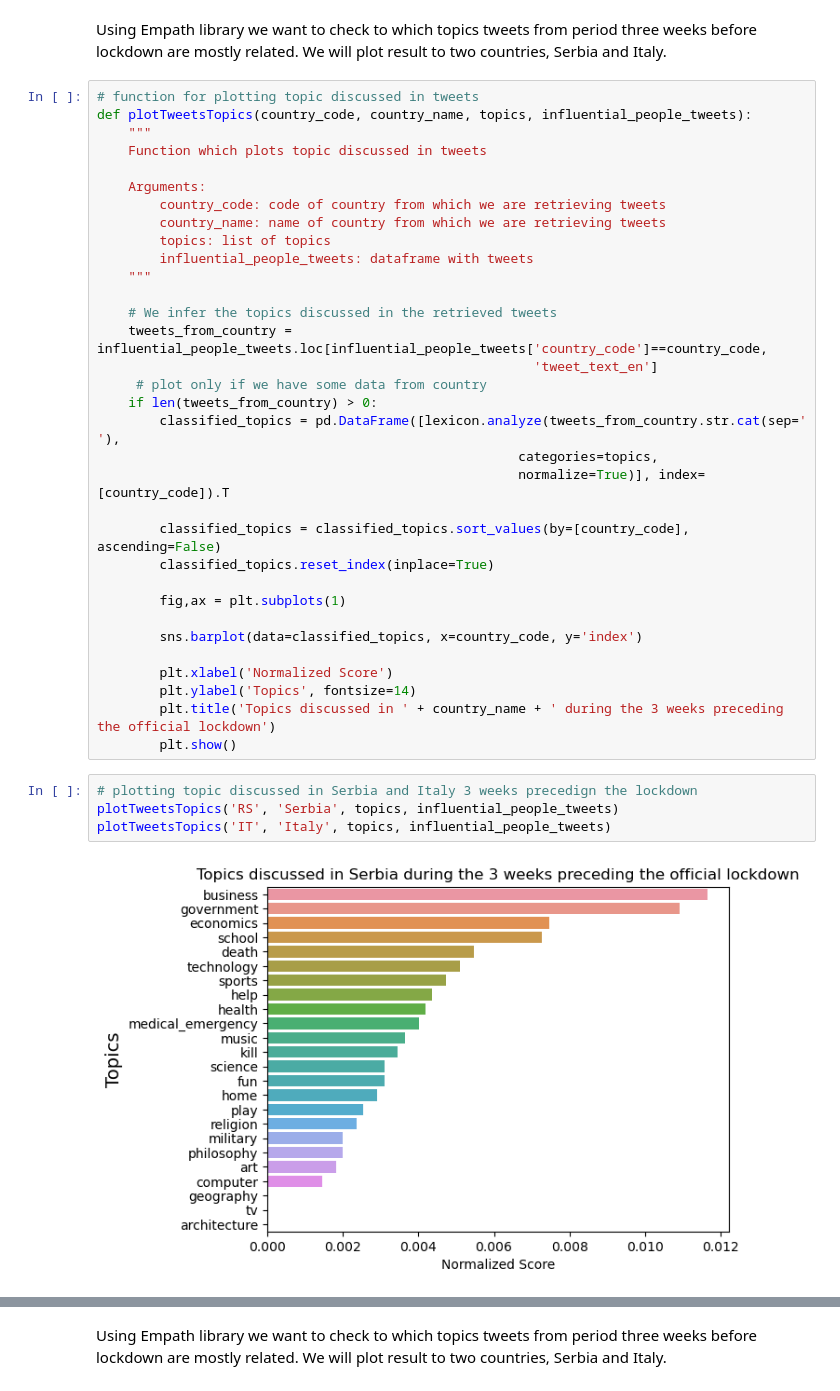
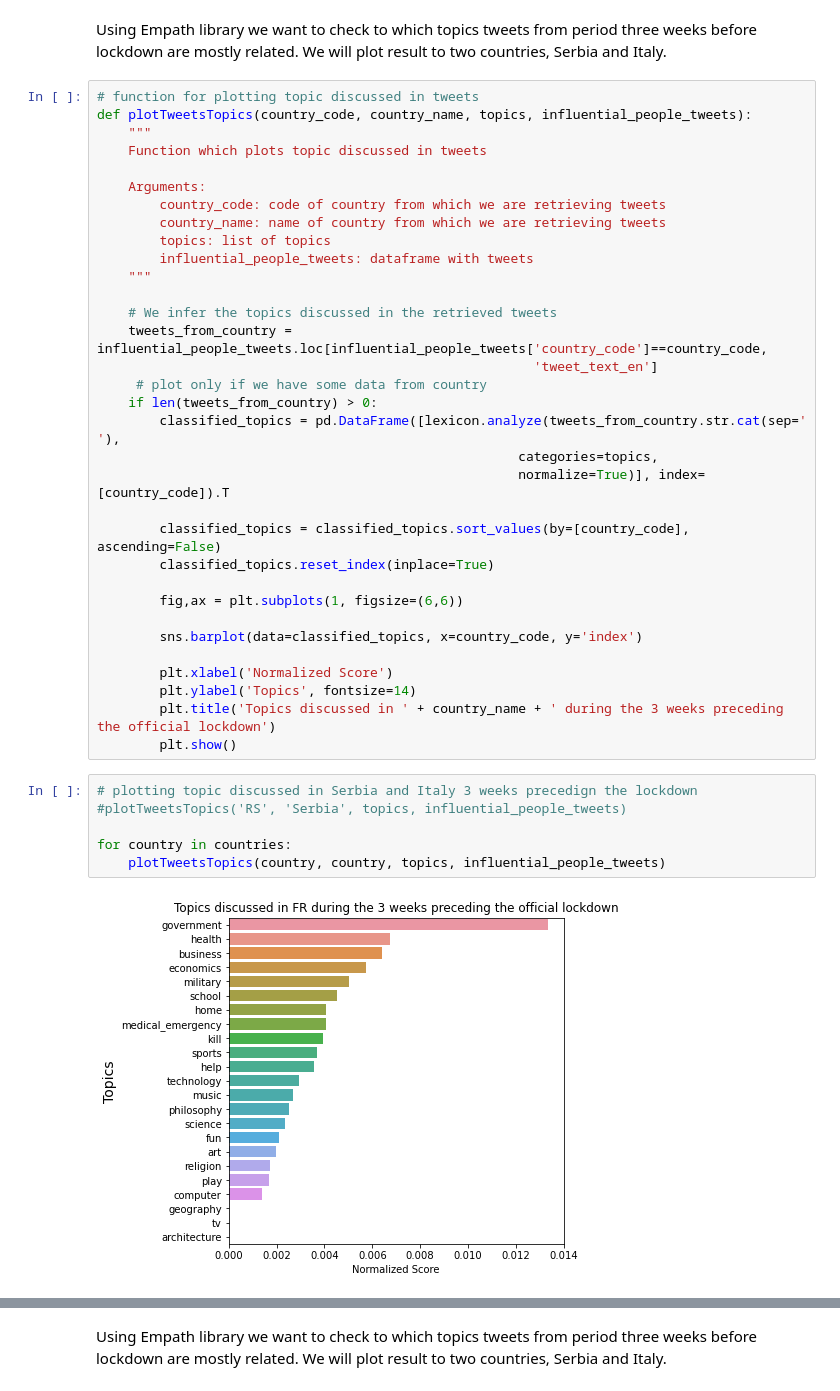
Before and after one commit to RiccardoBrioschi/The-pandemic-through-the-eyes-of-Internet, a Jupyter notebook: RQ2_Influential_people_analysis.ipynb, the cells around one changed output, grey strips where cells are left out. Saved outputs shown, nothing was run; the diff lists cells and outputs as text.

```diff
--- a/RQ2_Influential_people_analysis.ipynb
+++ b/RQ2_Influential_people_analysis.ipynb
@@ -208,7 +212,7 @@ def plotTweetsTopics(country_code, country_name, topics, influential_people_twee
         classified_topics = classified_topics.sort_values(by=[country_code], ascending=False)
         classified_topics.reset_index(inplace=True)
 
-        fig,ax = plt.subplots(1)
+        fig,ax = plt.subplots(1, figsize=(6,6))
 
         sns.barplot(data=classified_topics, x=country_code, y='index')
 
@@ -218,7 +222,9 @@ def plotTweetsTopics(country_code, country_name, topics, influential_people_twee
         plt.show()
 # %%
 # plotting topic discussed in Serbia and Italy 3 weeks precedign the lockdown
-plotTweetsTopics('RS', 'Serbia', topics, influential_people_tweets)
-plotTweetsTopics('IT', 'Italy', topics, influential_people_tweets)
+#plotTweetsTopics('RS', 'Serbia', topics, influential_people_tweets)
+
+for country in countries:
+    plotTweetsTopics(country, country, topics, influential_people_tweets)
 # %% [output]
-[figure, old version]
+[figure, new version]
```
Also changed, not shown: parts of 10 cells of this notebook.
